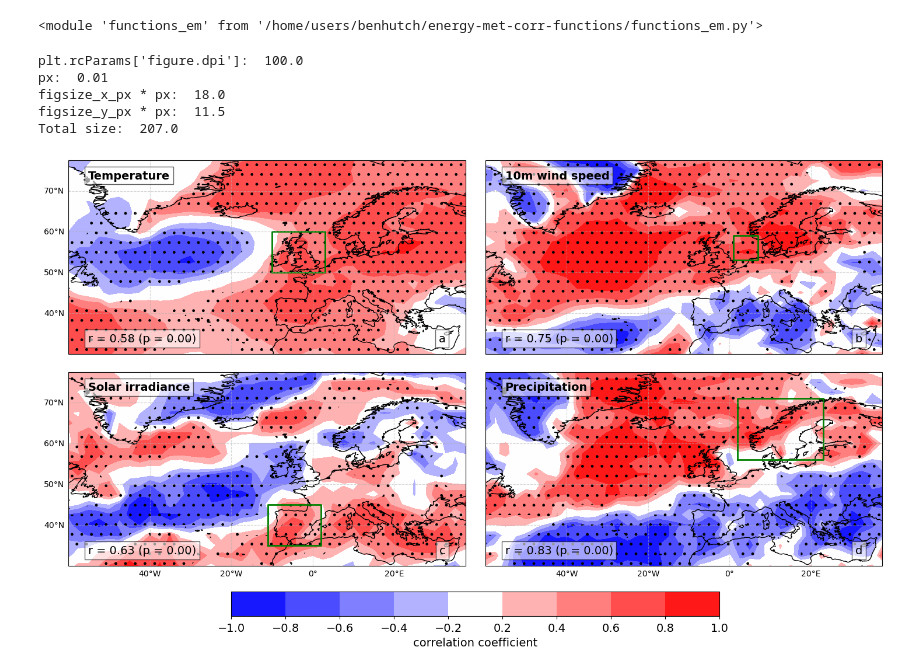
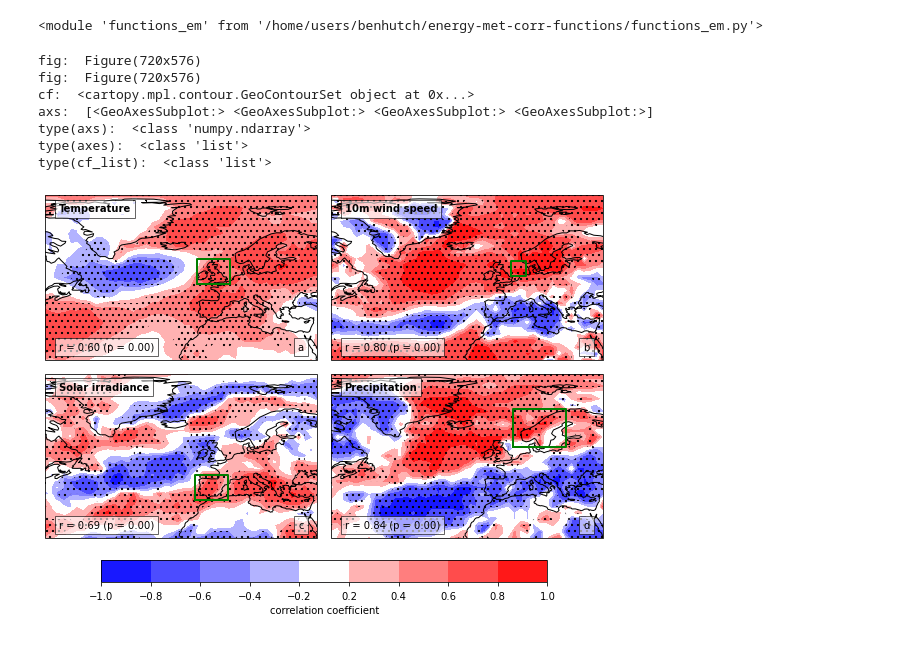
Before and after one commit to benhutchmet/energy-met-corr, a Jupyter notebook: testing_nao_skill.ipynb, the cells around one changed output. Saved outputs shown, nothing was run; the diff lists cells and outputs as text; code cells hidden in the pictures.

Commit message:
corrected plot

```diff
--- a/testing_nao_skill.ipynb
+++ b/testing_nao_skill.ipynb
@@ -241,6 +239,8 @@ stats_dict_tas = funcs_em.calc_nao_spatial_corr(
     end_year=2023,
     corr_var="t2m",
     corr_var_obs_file=dicts.regrid_file,
+    nao_n_grid=dicts.uk_n_box_corrected,
+    nao_s_grid=dicts.uk_s_box_corrected,
 )
 # %% [output]
 corr_var_field.dims:  2 metre temperature / (K)           (time: 775; latitude: 72; longitude: 144)
@@ -273,6 +278,8 @@ stats_dict_sfcWind = funcs_em.calc_nao_spatial_corr(
     start_year=1960,
     end_year=2023,
     corr_var="si10",
+    nao_n_grid=dicts.uk_n_box_corrected,
+    nao_s_grid=dicts.uk_s_box_corrected,
 )
 # %% [output]
 corr_var_field.dims:  10 metre wind speed / (m s**-1)     (time: 775; latitude: 72; longitude: 144)
@@ -310,6 +307,8 @@ stats_dict_rsds = funcs_em.calc_nao_spatial_corr(
     start_year=1960,
     end_year=2023,
     corr_var="ssrd",
+    nao_n_grid=dicts.uk_n_box_corrected,
+    nao_s_grid=dicts.uk_s_box_corrected,
 )
 # %% [output]
 corr_var_field.dims:  surface_downwelling_shortwave_flux_in_air / (J m**-2) (time: 775; latitude: 72; longitude: 144)
@@ -348,6 +354,8 @@ stats_dict_pr = funcs_em.calc_nao_spatial_corr(
     end_year=2023,
     corr_var="var228",
     corr_var_obs_file=dicts.regrid_file_pr,
+    nao_n_grid=dicts.uk_n_box_corrected,
+    nao_s_grid=dicts.uk_s_box_corrected,
 )
 # %% [output]
 The obs variable is a wind speed variable
@@ -594,27 +602,29 @@ importlib.reload(funcs_em)
 # %%
 # Test the subplots functions
 funcs_em.plot_corr_subplots(
     corr_arrays=corr_arrays,
     pval_arrays=pval_arrays,
     lats=stats_dict_tas["lats"],
     lons=stats_dict_tas["lons"],
     variables=variables,
     sig_threshold=0.05,
     plot_gridbox=plot_gridboxes,
     nao=stats_dict_tas["nao"],
     corr_var_ts=corr_var_ts,
-    figsize_x_px=1800,
-    figsize_y_px=1150,
+    figsize_x=10,
+    figsize_y=8,
     save_dpi=1000,
     fig_labels=fig_labels,
-    fontsize=15,
+    fontsize=10,
     w_space=0.05,
     h_space=0.05,
 )
 # %% [output]
-plt.rcParams['figure.dpi']:  100.0
-px:  0.01
-figsize_x_px * px:  18.0
-figsize_y_px * px:  11.5
-Total size:  207.0
+fig:  Figure(720x576)
+fig:  Figure(720x576)
+cf:  <cartopy.mpl.contour.GeoContourSet object at 0x...>
+axs:  [<GeoAxesSubplot:> <GeoAxesSubplot:> <GeoAxesSubplot:> <GeoAxesSubplot:>]
+type(axs):  <class 'numpy.ndarray'>
+type(axes):  <class 'list'>
+type(cf_list):  <class 'list'>
-[figure, old version]
+[figure, new version]
```
Also changed, not shown: parts of 5 cells of this notebook.
